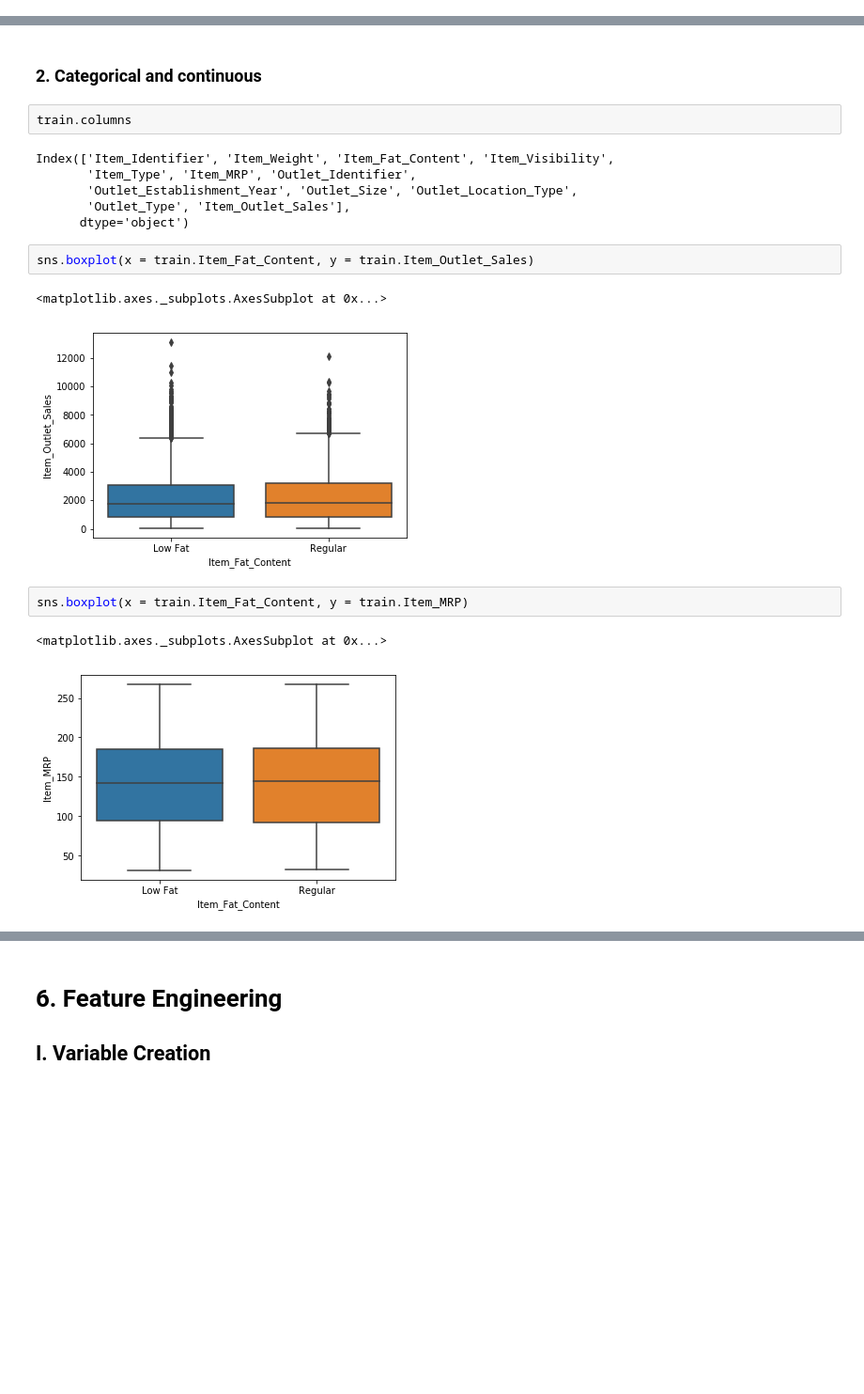
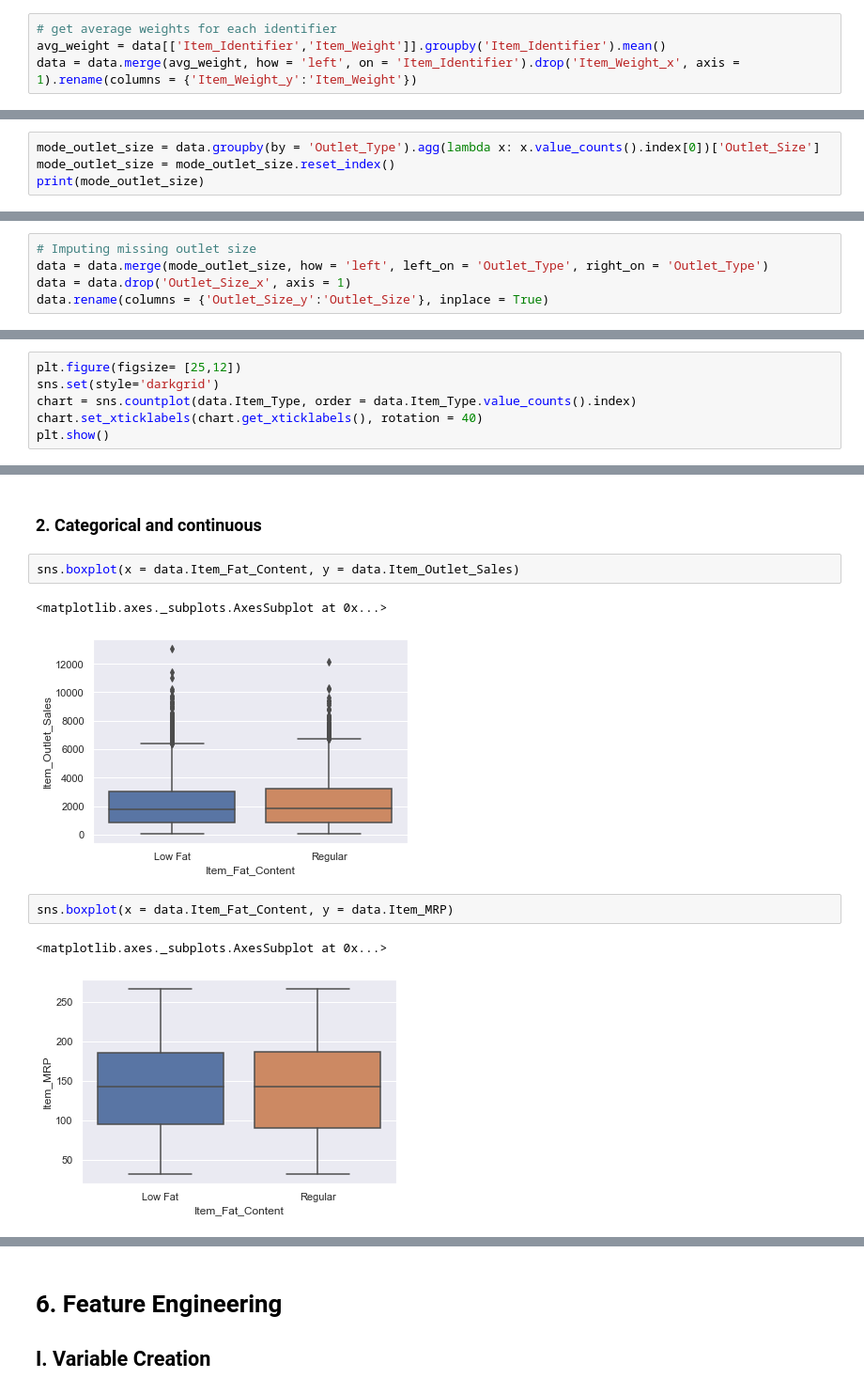
Before and after one commit to prasun2106/big_mart_sales, a Jupyter notebook: big_mart_sales.ipynb, the cells around one changed output, grey strips where cells are left out. Shown at 94% size. Cells and saved outputs as stored; diff of their text form; blank space fills up the shorter version.

```diff
--- a/big_mart_sales.ipynb
+++ b/big_mart_sales.ipynb
@@ -340,0 +300,4 @@ sns.pairplot(train)
+# %%
+# get average weights for each identifier
+avg_weight = data[['Item_Identifier','Item_Weight']].groupby('Item_Identifier').mean()
+data = data.merge(avg_weight, how = 'left', on = 'Item_Identifier').drop('Item_Weight_x', axis = 1).rename(columns = {'Item_Weight_y':'Item_Weight'})
@@ -340,0 +333,4 @@ sns.pairplot(train)
+# %%
+mode_outlet_size = data.groupby(by = 'Outlet_Type').agg(lambda x: x.value_counts().index[0])['Outlet_Size']
+mode_outlet_size = mode_outlet_size.reset_index()
+print(mode_outlet_size)
@@ -340,0 +343,5 @@ sns.pairplot(train)
+# %%
+# Imputing missing outlet size
+data = data.merge(mode_outlet_size, how = 'left', left_on = 'Outlet_Type', right_on = 'Outlet_Type')
+data = data.drop('Outlet_Size_x', axis = 1)
+data.rename(columns = {'Outlet_Size_y':'Outlet_Size'}, inplace = True)
@@ -340,0 +382,6 @@ sns.pairplot(train)
+# %%
+plt.figure(figsize= [25,12])
+sns.set(style='darkgrid')
+chart = sns.countplot(data.Item_Type, order = data.Item_Type.value_counts().index)
+chart.set_xticklabels(chart.get_xticklabels(), rotation = 40)
+plt.show()
@@ -341,21 +413,13 @@ sns.pairplot(train)
 # %% [markdown]
 ### 2. Categorical and continuous
-# %%
-train.columns
-# %% [output]
-Index(['Item_Identifier', 'Item_Weight', 'Item_Fat_Content', 'Item_Visibility',
-       'Item_Type', 'Item_MRP', 'Outlet_Identifier',
-       'Outlet_Establishment_Year', 'Outlet_Size', 'Outlet_Location_Type',
-       'Outlet_Type', 'Item_Outlet_Sales'],
-      dtype='object')
 # %%
-sns.boxplot(x = train.Item_Fat_Content, y = train.Item_Outlet_Sales)
+sns.boxplot(x = data.Item_Fat_Content, y = data.Item_Outlet_Sales)
 # %% [output]
 <matplotlib.axes._subplots.AxesSubplot at 0x...>
-[figure, old version]
+[figure, new version]
 # %%
-sns.boxplot(x = train.Item_Fat_Content, y = train.Item_MRP)
+sns.boxplot(x = data.Item_Fat_Content, y = data.Item_MRP)
 # %% [output]
 <matplotlib.axes._subplots.AxesSubplot at 0x...>
-[figure, old version]
+[figure, new version]
 # %%
```
Also changed, not shown: parts of 77 cells of this notebook, 2 other files.
